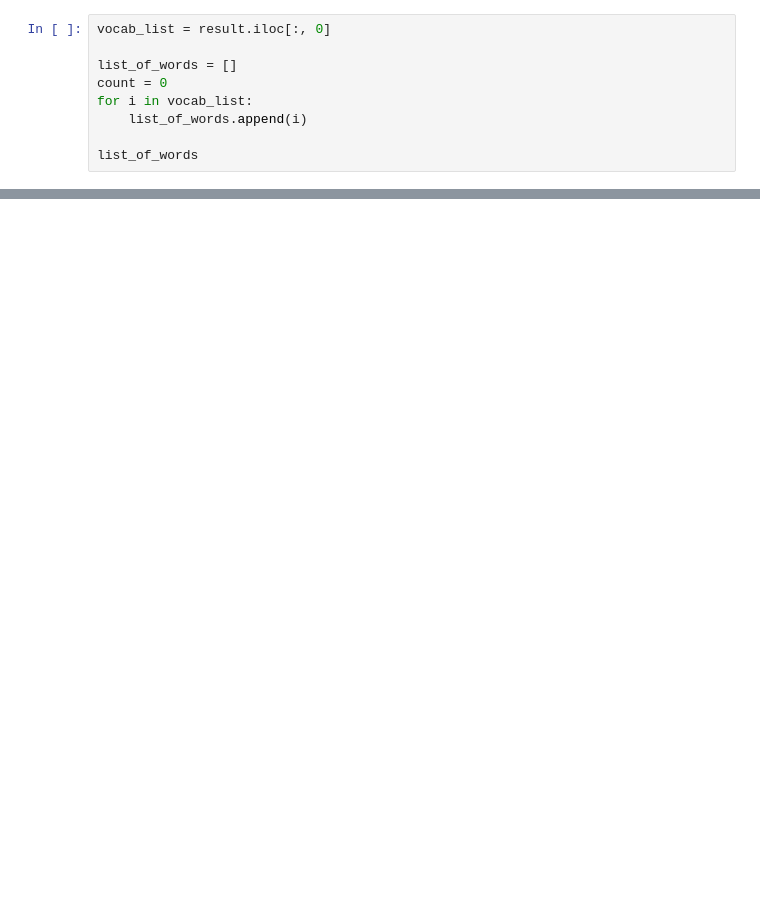
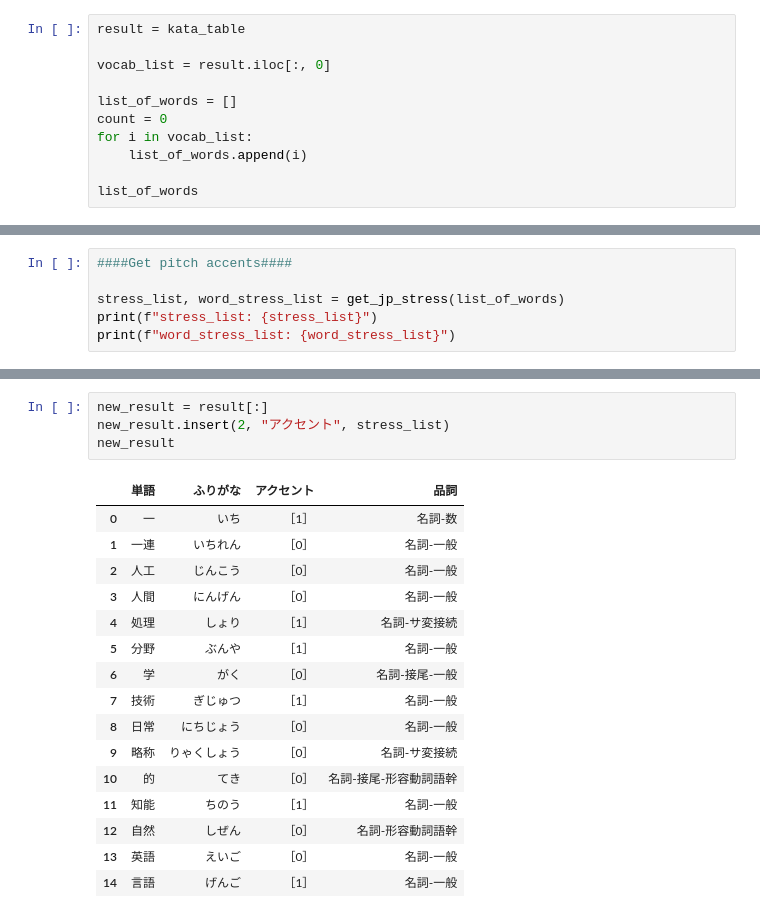
Before and after one commit to raylauxes/Japanese-Vocabulary-Generator, a Jupyter notebook: jp_vocab_generator.ipynb, the cells around one changed output, grey strips where cells are left out. Cells and saved outputs as stored; diff of their text form; blank space fills up the shorter version.

```diff
--- a/jp_vocab_generator.ipynb
+++ b/jp_vocab_generator.ipynb
@@ -243,4 +235,6 @@ result
 # %%
+result = kata_table
+
 vocab_list = result.iloc[:, 0]
 
 list_of_words = []
@@ -306,0 +262,6 @@ revised2.to_csv("revised.csv" , encoding="utf8")
+# %%
+####Get pitch accents####
+
+stress_list, word_stress_list = get_jp_stress(list_of_words)
+print(f"stress_list: {stress_list}")
+print(f"word_stress_list: {word_stress_list}")
@@ -306,0 +306,21 @@ revised2.to_csv("revised.csv" , encoding="utf8")
+# %%
+new_result = result[:]
+new_result.insert(2, "アクセント", stress_list)
+new_result
+# %% [output]
+|  | 単語 | ふりがな | アクセント | 品詞 |
+| 0 | 一 | いち | ［1］ | 名詞-数 |
+| 1 | 一連 | いちれん | ［0］ | 名詞-一般 |
+| 2 | 人工 | じんこう | ［0］ | 名詞-一般 |
+| 3 | 人間 | にんげん | ［0］ | 名詞-一般 |
+| 4 | 処理 | しょり | ［1］ | 名詞-サ変接続 |
+| 5 | 分野 | ぶんや | ［1］ | 名詞-一般 |
+| 6 | 学 | がく | ［0］ | 名詞-接尾-一般 |
+| 7 | 技術 | ぎじゅつ | ［1］ | 名詞-一般 |
+| 8 | 日常 | にちじょう | ［0］ | 名詞-一般 |
+| 9 | 略称 | りゃくしょう | ［0］ | 名詞-サ変接続 |
+| 10 | 的 | てき | ［0］ | 名詞-接尾-形容動詞語幹 |
+| 11 | 知能 | ちのう | ［1］ | 名詞-一般 |
+| 12 | 自然 | しぜん | ［0］ | 名詞-形容動詞語幹 |
+| 13 | 英語 | えいご | ［0］ | 名詞-一般 |
+| 14 | 言語 | げんご | ［1］ | 名詞-一般 |
```
Also changed, not shown: parts of 19 cells of this notebook.
